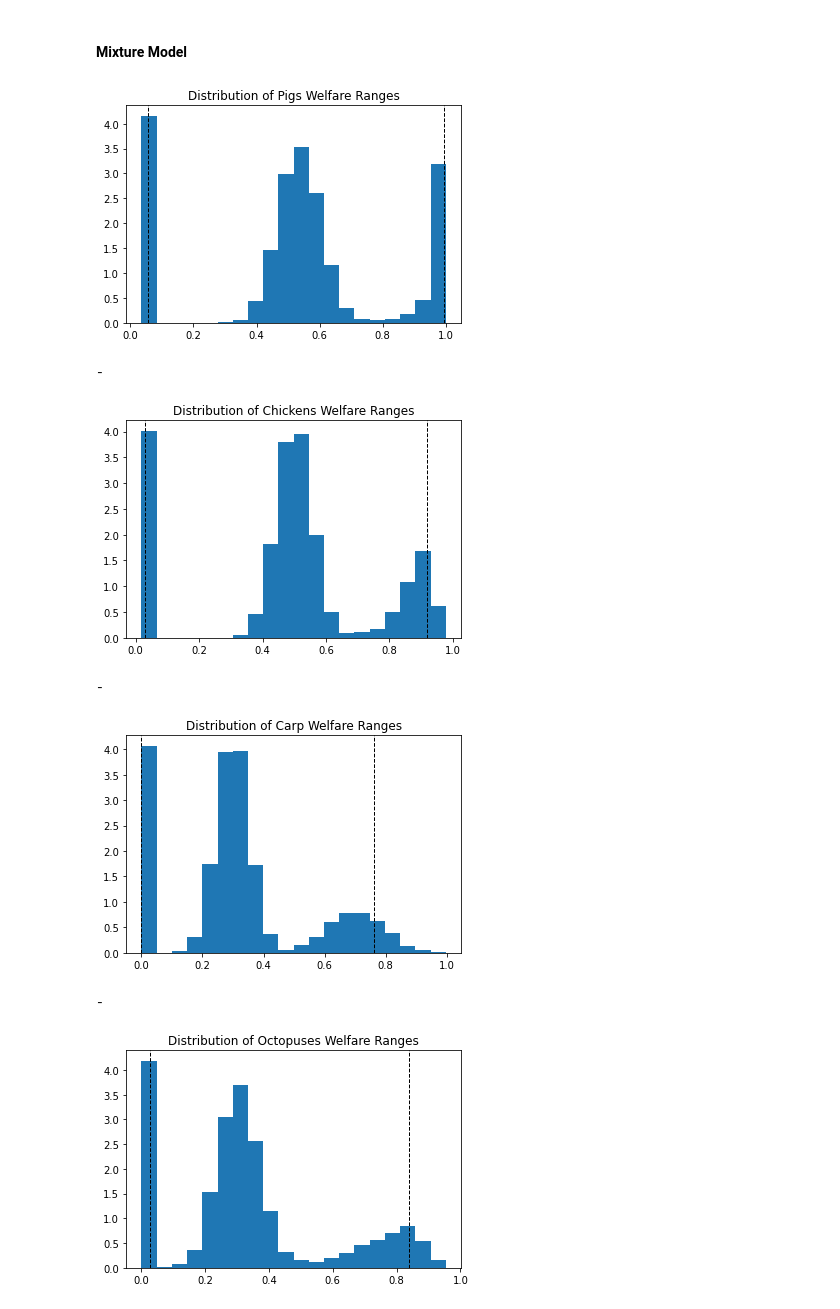
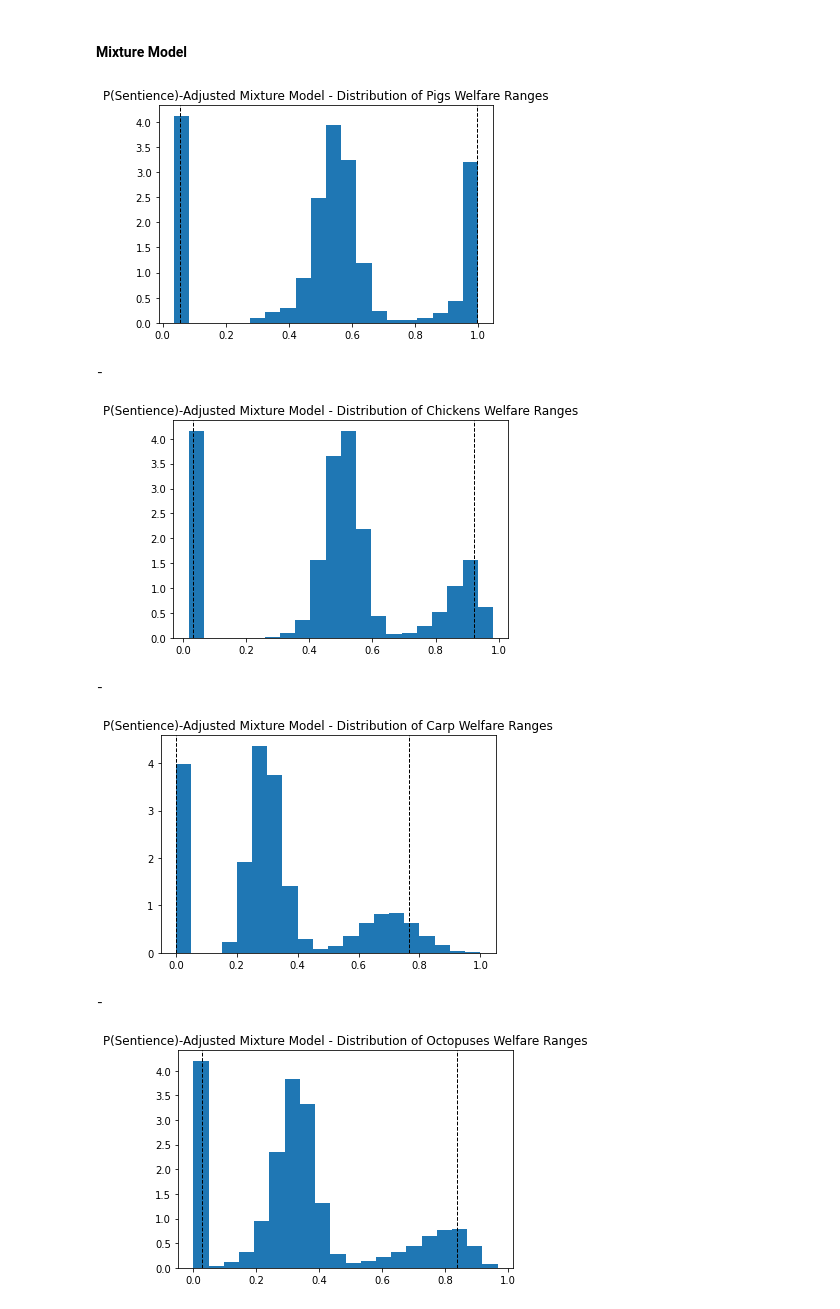
Before and after one commit to laurakduffy/updated_moral_weights, a Jupyter notebook: welfare_range_calculations.ipynb, the cells around one changed output. Saved outputs shown, nothing was run; the diff lists cells and outputs as text; code cells hidden in the pictures.

```diff
--- a/welfare_range_calculations.ipynb
+++ b/welfare_range_calculations.ipynb
@@ -12,8 +12,9 @@ import os
 import pickle
 import platform
 
-weights = [0.2, 0.4, 0.4]
+neuron_count_aggregation_weights = [0.2, 0.4, 0.4]
 
+model_weights = [0.6, 0.2, 0.2]
 N = 40*K
 PERCENTILES = [1, 5, 25, 50, 75, 95, 99]
 ANIMALS = ["Pigs", "Chickens", "Carp", "Octopuses", "Shrimp", "BSF"]
@@ -232,11 +233,16 @@ def get_geometric_mean_of_row(df, animal, weights):
 def get_neuron_count_welfare_ranges():
     neuron_count_df = pd.read_csv(os.path.join('inputs', 'Neuron Count Data.csv'))
     weights = (0.2, 0.4, 0.4)
-    human_geom_mean = get_geometric_mean_of_row(neuron_count_df, 'Humans', weights)
+    human_geom_mean = get_geometric_mean_of_row(neuron_count_df, 'Humans', neuron_count_aggregation_weights)
 
     nc_welfare_ranges_dict = {}
     for animal in ANIMALS:
-        animal_geom_mean = get_geometric_mean_of_row(neuron_count_df, animal, weights)
+        animal_geom_mean = get_geometric_mean_of_row(neuron_count_df, animal, neuron_count_aggregation_weights)
         welfare_range = animal_geom_mean/human_geom_mean
         nc_welfare_ranges_dict[animal] = welfare_range
+
+    neuron_count_df = pd.DataFrame.from_dict(nc_welfare_ranges_dict, orient='index', columns=['Aggregate Neuron Count Score'])
+    neuron_count_df.to_csv(os.path.join('outputs', 'Neuron Count Model - Sentience-Conditioned Welfare Ranges.csv'))
     return nc_welfare_ranges_dict
+
+get_neuron_count_welfare_ranges()
@@ -246,7 +259,7 @@ def get_neuron_count_welfare_ranges():
 #### Mixture Model Method
 # %%
 def get_model_results():
-    qualitative_welfare_ranges_df, qualitative_welfare_ranges_dict = get_qualitative_welfare_ranges(data, ANIMALS)
+    qualitative_welfare_ranges_df, qualitative_welfare_ranges_dict = get_qualitative_welfare_ranges(data, ANIMALS, to_plot=False)
     equality_welfare_ranges = get_equality_welfare_ranges()
     neuron_count_welfare_ranges = get_neuron_count_welfare_ranges()
     model_results = {'Qualitative': (qualitative_welfare_ranges_df, qualitative_welfare_ranges_dict),
@@ -275,8 +288,6 @@ def mixture_one_animal(model_results, animal, weights):
 
     return mixture_welfare_ranges
 
-weights = [0.6, 0.2, 0.2]
-
 def get_mixture_welfare_ranges(weights, to_plot=True):
     means = []
     fifth_percentiles = []
@@ -303,7 +314,7 @@ def get_mixture_welfare_ranges(weights, to_plot=True):
 
     if to_plot:
         for animal in ANIMALS:
-            plot_range_distribution(animal, mixture_welfare_range_results[animal])
+            plot_range_distribution(animal, mixture_welfare_range_results[animal], "Sentience-Condtioned Mixture")
 
     cols = ["Animals", 'Mean', '5%', '25%', '50%', '75%', '95%']
     mixture_welfare_range_stats_df = pd.DataFrame(list(zip(ANIMALS, means, fifth_percentiles, twenty_fifth_percentiles, medians, seventy_fifth_percentiles, ninty_fifth_percentiles)), columns=cols)
@@ -311,5 +322,5 @@ def get_mixture_welfare_ranges(weights, to_plot=True):
     mixture_welfare_range_stats_df.to_csv(os.path.join("outputs", "Mixture Model - Sentience-Conditioned Welfare Ranges.csv"))
     return mixture_welfare_range_stats_df, mixture_welfare_range_results
 
-print(get_mixture_welfare_ranges(weights)[0])
+print(get_mixture_welfare_ranges(model_weights)[0])
 # %% [output]
@@ -540,6 +561,8 @@ print(sent_adj_qual_range_stats_df)
 # %% [markdown]
 #### Mixture Model
 # %%
+
+animal_norm_or_lognorm = {'Pigs': 'norm', 'Chickens': 'norm', 'Carp': 'norm', 'Octopuses': 'norm', 'Shrimp': 'lognorm', 'BSF': 'lognorm'}
 
 def one_animal_sentience_adjustment(animal, animal_equality_range, animal_neuron_count_range, sent_adj_qual_animal_ranges):
     animal_psent = sent_models_dict[animal]
@@ -563,7 +586,10 @@ def one_animal_sent_adj_mixture_results(animal, animal_equality_range, animal_ne
     animal_qual_fifth_pct = np.percentile(animal_sent_adj_qual_results, 5)
     animal_qual_ninty_fifth_pct = np.percentile(animal_sent_adj_qual_results, 95)
 
-    qual_model = sq.norm(animal_qual_fifth_pct, animal_qual_ninty_fifth_pct, lclip=0)
+    if animal_norm_or_lognorm[animal] == 'norm':
+        qual_model = sq.norm(animal_qual_fifth_pct, animal_qual_ninty_fifth_pct, lclip=0, rclip=1)
+    else:
+        qual_model = sq.lognorm(animal_qual_fifth_pct, animal_qual_ninty_fifth_pct, lclip=0, rclip=1)
     equality_model = sq.uniform(animal_sent_adj_equality_results, animal_sent_adj_equality_results)
     neuron_count_model = sq.uniform(animal_sent_adj_neuron_count_results, animal_sent_adj_neuron_count_results)
 
@@ -579,48 +605,45 @@ def all_animals_sent_adj_mixture_model(to_plot=True):
     twenty_fifth_percentiles = []
     medians = []
     seventy_fifth_percentiles = []
     ninty_fifth_percentiles = []
 
-    sent_adj_qualitative_wrs_all_animals = sent_adj_qualitative_welfare_ranges(ANIMALS)[1]
-    equality_wr_lst = get_equality_welfare_ranges()
-    neuron_count_wr_lst = get_neuron_count_welfare_ranges()
+    conditioned_mixture_results = get_mixture_welfare_ranges(model_weights, to_plot=False)[1]
 
     sent_adj_wr_dict = {}
 
     for animal in ANIMALS:
-        animal_sent_adj_qual_ranges = sent_adj_qualitative_wrs_all_animals[animal]
-        animal_equality_range = equality_wr_lst[animal]
-        animal_neuron_count_range = neuron_count_wr_lst[animal]
+        animal_conditioned_mix_wrs = conditioned_mixture_results[animal]
+        animal_sentience_dist = sent_models_dict[animal]
 
-        sent_adj_animal_mixture_wr_lst = one_animal_sent_adj_mixture_results(animal, animal_equality_range, animal_neuron_count_range, animal_sent_adj_qual_ranges, weights)
+        sent_adj_animal_mixture_wr_lst = animal_conditioned_mix_wrs*animal_sentience_dist
         sent_adj_wr_dict[animal] = sent_adj_animal_mixture_wr_lst
 
         sent_adj_animal_stats = one_animal_summary_stats(animal, sent_adj_animal_mixture_wr_lst, to_print=False)
         pickle.dump(np.array(sent_adj_animal_mixture_wr_lst), open(os.path.join('pickled_sent_adjusted_welfare_ranges', '{}_mixture_model_welfare_ranges.p'.format(animal)), 'wb'))
         means.append(round(sent_adj_animal_stats[0],3))
-        fifth_percentiles.append(round(sent_adj_animal_stats[1],3))
-        twenty_fifth_percentiles.append(round(sent_adj_animal_stats[2],3))
+        fifth_percentiles.append(round(sent_adj_animal_stats[1],5))
+        twenty_fifth_percentiles.append(round(sent_adj_animal_stats[2],5))
         medians.append(round(sent_adj_animal_stats[3],3))
         seventy_fifth_percentiles.append(round(sent_adj_animal_stats[4],3))
         ninty_fifth_percentiles.append(round(sent_adj_animal_stats[5],3))
 
     if to_plot:
         for animal in ANIMALS:
-            plot_range_distribution(animal, sent_adj_wr_dict[animal])
+            plot_range_distribution(animal, sent_adj_wr_dict[animal], "P(Sentience)-Adjusted Mixture")
 
     cols = ["Animals", 'Mean', '5%', '25%', '50%', '75%', '95%']
     sent_adj_mixture_welfare_range_stats_df = pd.DataFrame(list(zip(ANIMALS, means, fifth_percentiles, twenty_fifth_percentiles, medians, seventy_fifth_percentiles, ninty_fifth_percentiles)), columns=cols)
     sent_adj_mixture_welfare_range_stats_df.sort_values("50%", ascending=False)
     sent_adj_mixture_welfare_range_stats_df.to_csv(os.path.join("outputs", "Mixture Model - P_Sentience-Adjusted Welfare Ranges.csv"))
     return sent_adj_mixture_welfare_range_stats_df, sent_adj_wr_dict
 
 print(all_animals_sent_adj_mixture_model()[0])
 # %% [output]
-[figure, old version]
+[figure, new version]
 -
-[figure, old version]
+[figure, new version]
 -
-[figure, old version]
+[figure, new version]
 -
-[figure, old version]
+[figure, new version]
 -
```
Also changed, not shown: parts of 13 cells of this notebook, 52 other files.
